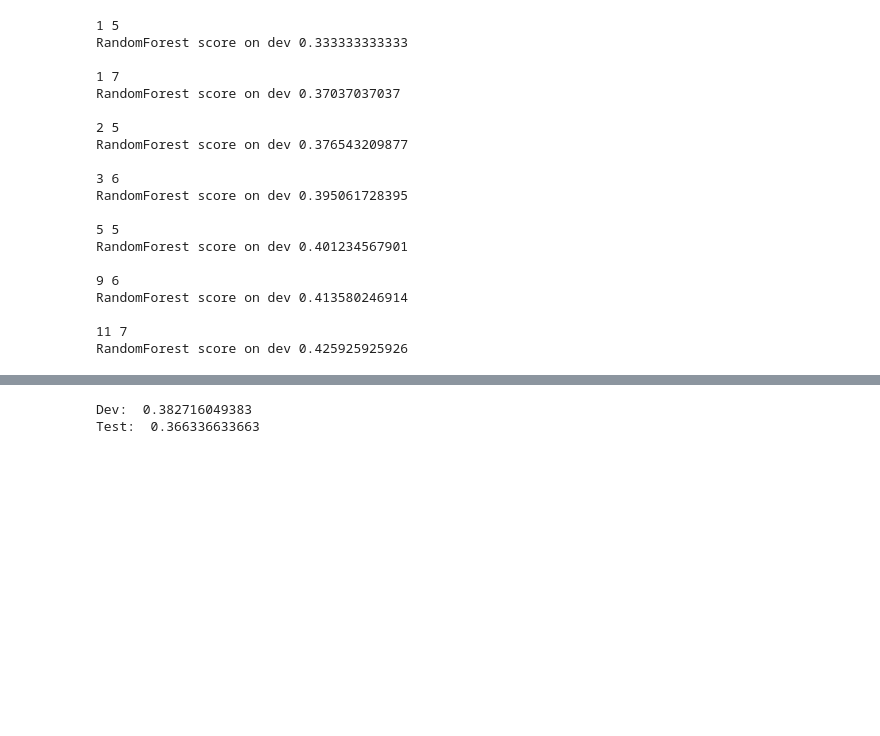
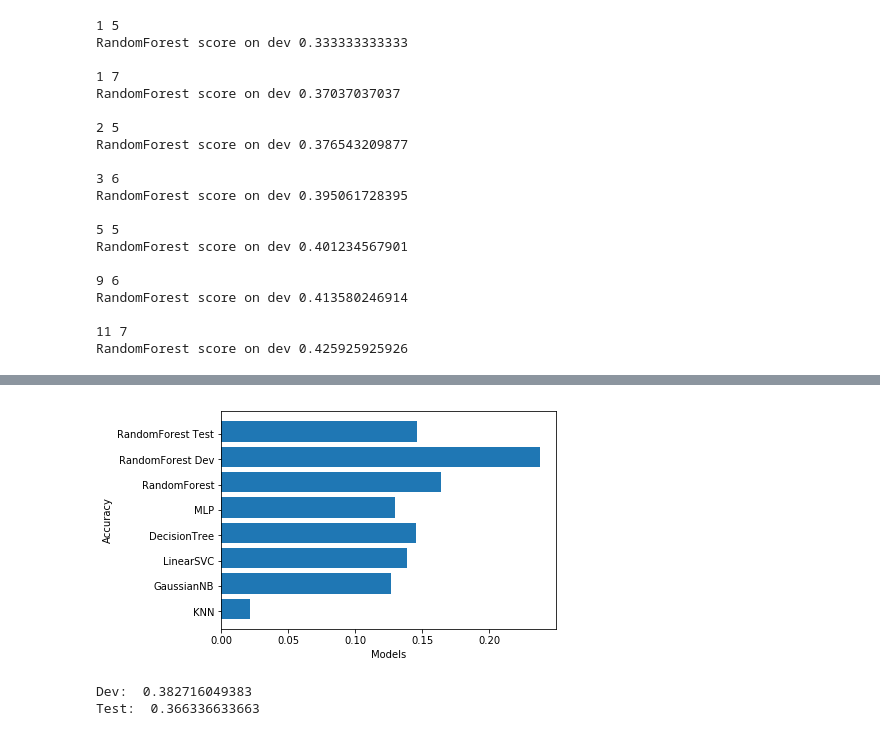
Before and after one commit to chinmay2312/empathy_prediction, a Jupyter notebook: hw5_CG_nb.ipynb, the cells around one changed output, grey strips where cells are left out. Cells and saved outputs as stored; diff of their text form; code cells hidden in the pictures; blank space fills up the shorter version.

```diff
--- a/hw5_CG_nb.ipynb
+++ b/hw5_CG_nb.ipynb
@@ -226,12 +301,17 @@ X_train = X_train[relevantCols]
 X_dev = X_dev[relevantCols]
 X_test = X_test[relevantCols]
 # %%
-X_new = SelectKBest(chi2, 11).fit_transform(X_train, y_train)
+kbesht = SelectKBest(chi2, 11)
+X_new = kbesht.fit_transform(X_train, y_train)
 relevantCols = []
 for col in kbesht.get_support(indices=True):
     relevantCols.append(df.columns[col])
-rfc = RandomForestClassifier(n_estimators=10,max_depth=9, random_state=0)
+rfc = RandomForestClassifier(n_estimators=10,max_depth=7, random_state=0)
 rfc.fit(X_train[relevantCols], y_train)
 print("RandomForest score on dev",rfc.score(X_dev[relevantCols], y_dev))
 print("RandomForest score on test",rfc.score(X_test[relevantCols], y_test))
+scores.append(rfc.score(X_dev[relevantCols], y_dev))
+models.append("RandomForest Dev")
+scores.append(rfc.score(X_test[relevantCols], y_test))
+models.append("RandomForest Test")
 # %% [output]
@@ -240,3 +332,13 @@ RandomForest score on test 0.371287128713
+# %%
+
+y = np.arange(len(scores))
+plt.barh(y, width= [(i-0.25) for i in scores])#,width=0.7)
+plt.yticks(x-0.1, models)
+plt.ylabel("Accuracy")
+plt.xlabel("Models")
+plt.show()
+# %% [output]
+[figure, added]
 # %%
 svcTuned = LinearSVC(dual=False)
 accSum = []
```
Also changed, not shown: parts of 20 cells of this notebook.
